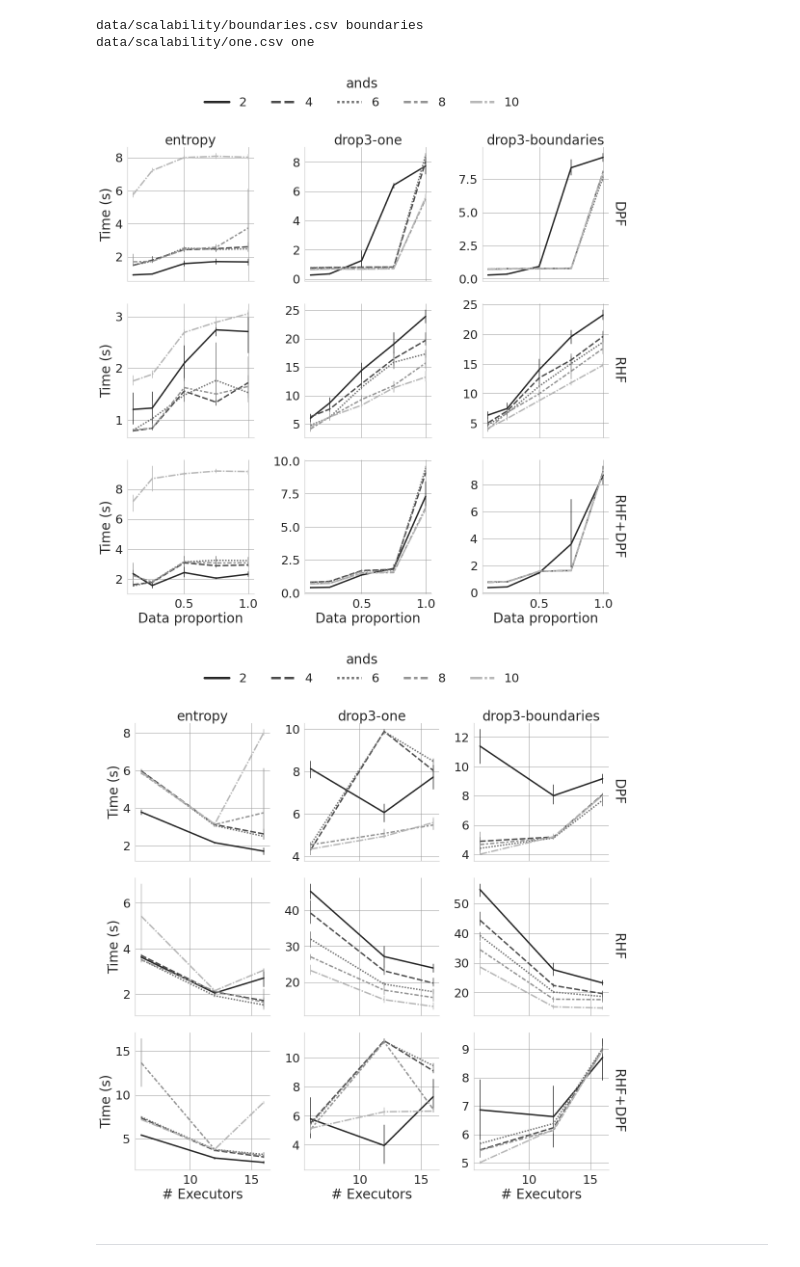
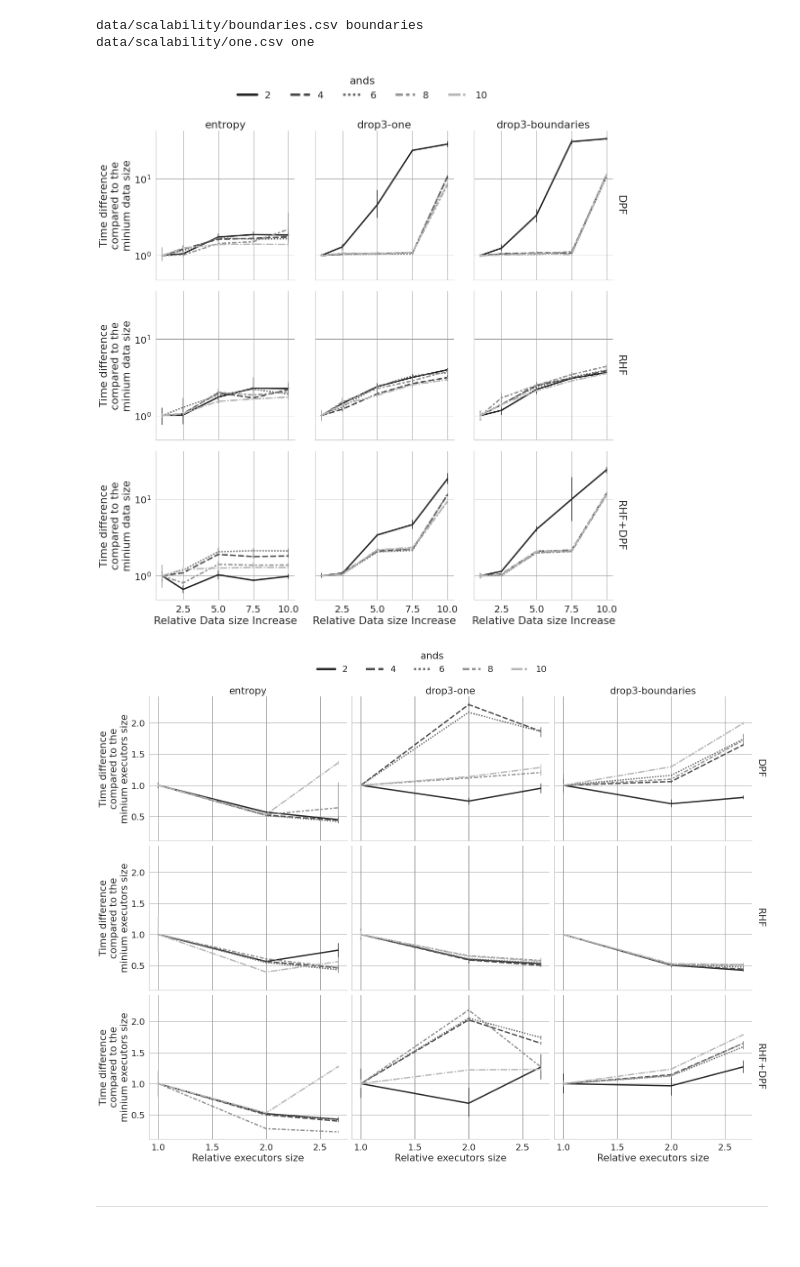
Before and after one commit to germaneduardo/results-analysis, a Jupyter notebook: scale_results.ipynb, the cells around one changed output. Drawn from its saved outputs; the diff is of its cells as text; code cells hidden in the pictures; blank space fills up the shorter version.

Commit message:
incorporar resultados de under sampling

```diff
--- a/scale_results.ipynb
+++ b/scale_results.ipynb
@@ -61,18 +49,24 @@ results['LSH'] = results.LSH.map(lsh_map )
+# %%
+base_time = results.loc[results['rate'] == results.rate.min()].groupby(['lshMEthod', 'ands', 'LSH', 'isMethod', 'one_class', 'executors'])['total_time'].mean().reset_index()
+results = results.merge(base_time, how ='left', on = ['lshMEthod', 'ands', 'LSH', 'isMethod', 'one_class', 'executors'], suffixes=('', '_base'))
+results['total_time_vertical'] = results['total_time'] /results['total_time_base']
 # %%
 # plot for vertical scalability
-sns.set(font_scale=2.3, style='whitegrid',
+sns.set(font_scale=1.8,
+style='whitegrid',
         rc={'grid.color': '.6'})
 
 #ls = {'color': ['k', 'r', 'b', 'g', 'c'], "ls" : ["-",":", "--", "-.", "-"]}
 
 g = sns.relplot(data = results[results.executors == 16],
                 x ='rate',
-                y= 'total_time',  err_style =  'bars',
+                y= 'total_time_vertical',
+                err_style =  'bars',
                 linewidth = 3,
                   col = 'IS',
                   row = 'LSH',
                   aspect =0.95, height=5,
-                  facet_kws = {'margin_titles':True, 'sharey':False},
+                  facet_kws = {'margin_titles':True, 'sharey':True},
                     palette=cm,
                   col_order = ["entropy", "drop3-one", "drop3-boundaries"],
                   row_order = ["DPF", "RHF", "RHF+DPF"],
@@ -80,46 +74,57 @@ g = sns.relplot(data = results[results.executors == 16],
 
 sns.move_legend(g, "lower center", bbox_to_anchor=(.5, 1), ncol=5, frameon=False)
 
+
 for line in g._legend.get_lines():
             line.set_linewidth(5)
 g.set_titles(col_template="{col_name}", row_template="{row_name}")
-g.set_xlabels('Data proportion')
-g.set_ylabels('Time (s)')
+g.set_xlabels('Relative Data size Increase')
+g.set_ylabels('Time difference\ncompared to the\nminium data size')
+g.set(yscale="log")
 plt.tight_layout()
 g.savefig(f"report/vertical.png")
 plt.show()
 # %% [output]
-[figure, old version]
+[figure, new version]
+# %%
+base_time = results.loc[results['executors'] == 6, :].groupby(['lshMEthod', 'ands', 'LSH', 'isMethod', 'one_class', 'rate'])['total_time'].mean().reset_index()
+results = results.merge(base_time, how ='left', on = ['lshMEthod', 'ands', 'LSH', 'isMethod', 'one_class', 'rate'] , suffixes=('', '_executor'))
+results['total_time_horizontal'] = results['total_time'] /results['total_time_executor']
+# %%
+results['executors'] =  results.executors/6
 # %%
 # plot for vertical scalability
 
-g = sns.relplot(data = results[(results.rate == 1.0) & (results.executors>2)],
+g = sns.relplot(data = results.loc[(results.rate == 10.0) & (results.executors>=1), :],
                 x ='executors',
-                y= 'total_time',  err_style =  'bars',
+                y = 'total_time_horizontal',
+                err_style =  'bars',
                 linewidth = 3,
                   col = 'IS',
                   row = 'LSH',
-                  aspect =0.95, height=5,
-                  facet_kws = {'margin_titles':True, 'sharey':False},
+                  aspect =1.3,
+                  height=5,
+                  facet_kws = {'margin_titles':True, 'sharey':True},
                     palette=cm,
                   col_order = ["entropy", "drop3-one", "drop3-boundaries"],
                   row_order = ["DPF", "RHF", "RHF+DPF"],
                     hue = 'ands',style = 'ands', kind = 'line')
 
 sns.move_legend(g, "lower center", bbox_to_anchor=(.5, 1), ncol=5, frameon=False)
 
 
 for line in g._legend.get_lines():
             line.set_linewidth(5)
 
 g.set_titles(col_template="{col_name}", row_template="{row_name}")
-g.set_xlabels('# Executors')
-g.set_ylabels('Time (s)')
+g.set_xlabels('Relative executors size')
+g.set_ylabels('Time difference\ncompared to the\nminium executors size')
 plt.tight_layout()
+#plt.xticks([6, 12, 16])
 g.savefig(f"report/horizontal.png")
 plt.show()
 # %% [output]
-[figure, old version]
+[figure, new version]
 # %% [markdown]
 ----
 # %% [markdown]
```
Also changed, not shown: parts of 3 cells of this notebook, 12 other files.
